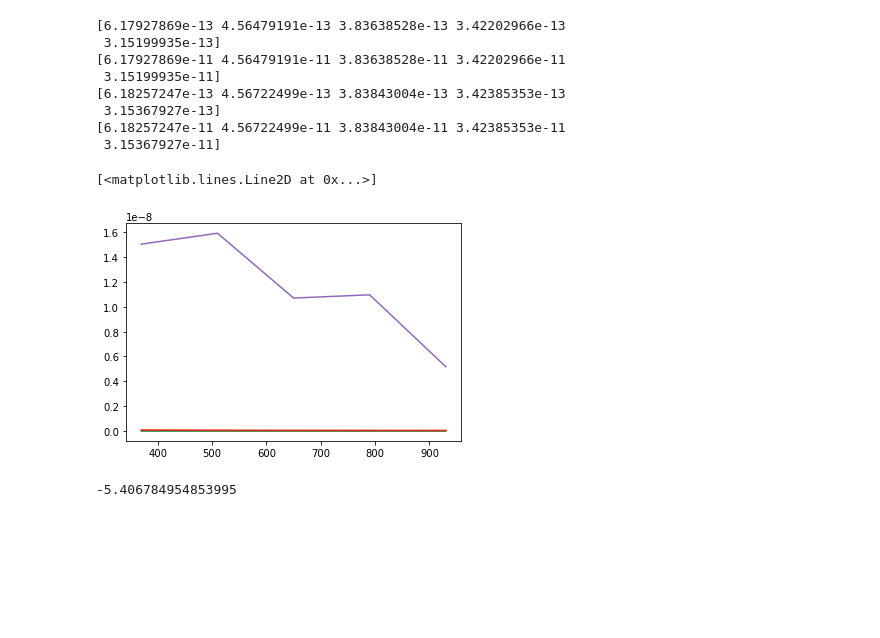
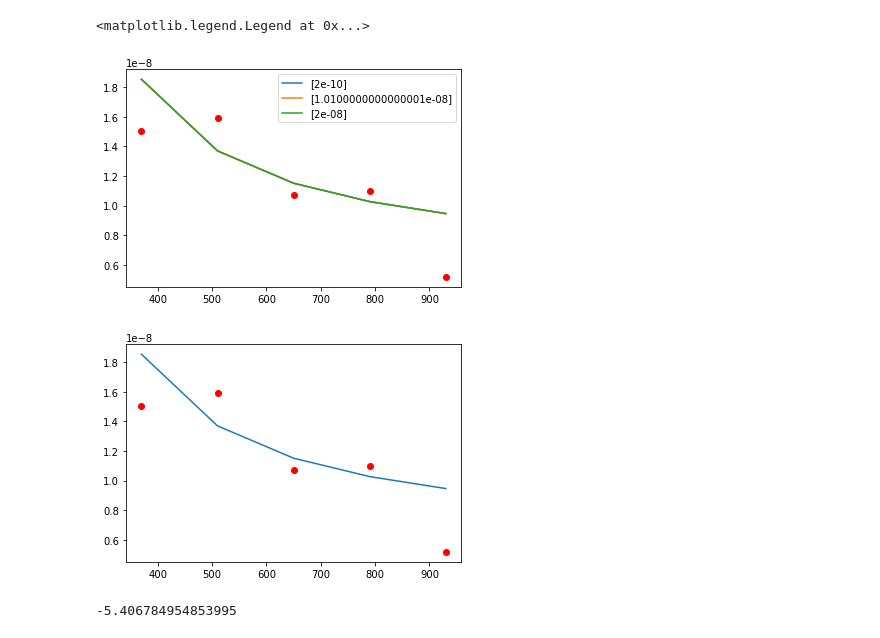
Before and after one commit to sbrriver/cibcmasscross, a Jupyter notebook: notebooks/testing/testingmcmcm.ipynb, the cells around one changed output. Drawn from its saved outputs; the diff is of its cells as text; code cells hidden in the pictures; blank space fills up the shorter version.

```diff
--- a/notebooks/testing/testingmcmcm.ipynb
+++ b/notebooks/testing/testingmcmcm.ipynb
@@ -146,23 +146,21 @@ def lnprob(theta):
 # %%
-x = np.linspace(2e-8,2e-5,2)
-y= np.linspace(1e30,1e32,2)
+x = np.linspace(2e-10,2e-8,3)
+y= np.linspace(2e34,4e34,3)
 ells = np.array([370,510,650,790,930])
 # %%
 for i in x:
-    for j in y:
-        plt.plot(ells,theory([i,j]))
-plt.plot(ells,dat)
+    plt.plot(ells,theory([i,3e34]), label = [i])
+plt.scatter(ells,dat, c = 'red')
+plt.legend()
 # %% [output]
-[6.17927869e-13 4.56479191e-13 3.83638528e-13 3.42202966e-13
- 3.15199935e-13]
-[6.17927869e-11 4.56479191e-11 3.83638528e-11 3.42202966e-11
- 3.15199935e-11]
-[6.18257247e-13 4.56722499e-13 3.83843004e-13 3.42385353e-13
- 3.15367927e-13]
-[6.18257247e-11 4.56722499e-11 3.83843004e-11 3.42385353e-11
- 3.15367927e-11]
+<matplotlib.legend.Legend at 0x...>
-[<matplotlib.lines.Line2D at 0x...>]
-[figure, old version]
+[figure, new version]
+# %%
+plt.plot(ells,theory([2.000e-05, 3.000e+34]))
+plt.scatter(ells,dat, c = 'red')
+plt.savefig('kjhdfas.pdf')
+# %% [output]
+[figure, added]
 # %%
 lnprob([2e-7,1e35])
 # %% [output]
```
Also changed, not shown: parts of 14 cells of this notebook.
